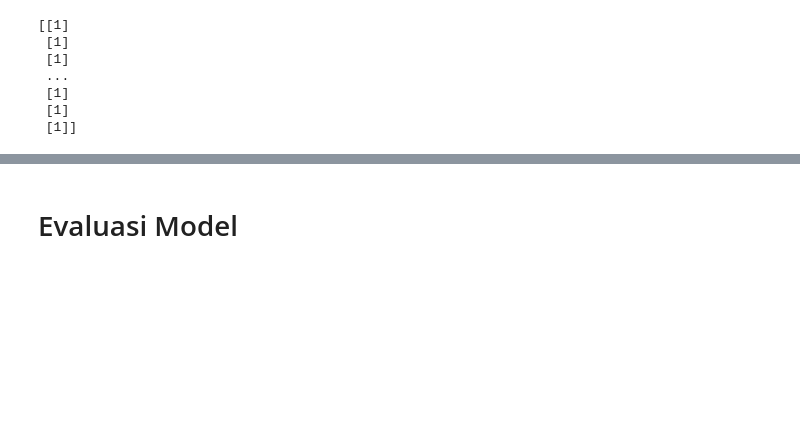
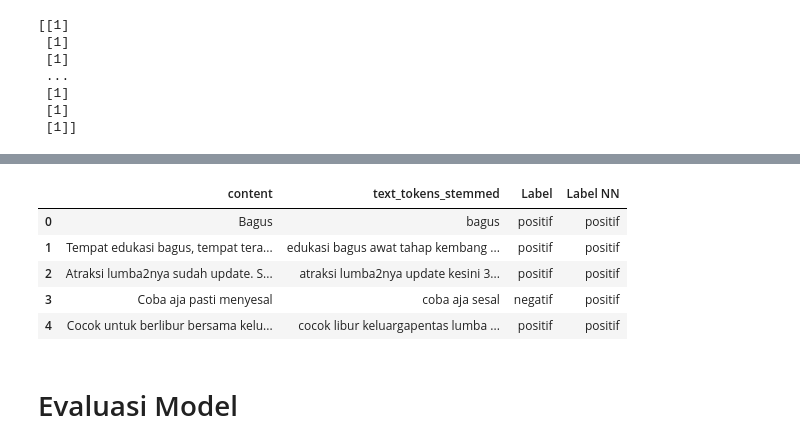
Before and after one commit to randi3281/anfipy, a Jupyter notebook: Analisis Sentimen/skripsikuuu 1.ipynb, the cells around one changed output, grey strips where cells are left out. Drawn from its saved outputs; the diff is of its cells as text; code cells hidden in the pictures; blank space fills up the shorter version.

```diff
--- a/Analisis Sentimen/skripsikuuu 1.ipynb
+++ b/Analisis Sentimen/skripsikuuu 1.ipynb
@@ -662,0 +669,23 @@ Accuracy: 0.92578125
+# %%
+from sklearn.metrics import accuracy_score
+
+# Predict the labels using the neural network model
+B_pred_nn = model.predict(A_tfid)
+B_pred_nn = (B_pred_nn > 0.5).astype(int).flatten()
+
+# Measure the accuracy
+accuracy_nn = accuracy_score(B, B_pred_nn)
+print(f"Neural Network Accuracy: {accuracy_nn:.2f}")
+
+# Convert the predicted labels to 'positif' and 'negatif'
+B_pred_nn = ['positif' if label == 1 else 'negatif' for label in B_pred_nn]
+
+# Add the predicted labels to the data_clean DataFrame
+data_clean['Label NN'] = B_pred_nn
+
+# Save the DataFrame to a new CSV file
+data_clean.to_csv('sample_data/the_data_hasil_sentimen_NN.csv', index=False)
+
+# Display the first few rows of the updated DataFrame
+data_clean.head()
+# %% [output]
@@ -663,3 +694,9 @@ Accuracy: 0.92578125
+|  | content | text_tokens_stemmed | Label | Label NN |
+| 0 | Bagus | bagus | positif | positif |
+| 1 | Tempat edukasi bagus, tempat tera... | edukasi bagus awat tahap kembang ... | positif | positif |
+| 2 | Atraksi lumba2nya sudah update. S... | atraksi lumba2nya update kesini 3... | positif | positif |
+| 3 | Coba aja pasti menyesal | coba aja sesal | negatif | positif |
+| 4 | Cocok untuk berlibur bersama kelu... | cocok libur keluargapentas lumba ... | positif | positif |
 # %% [markdown]
 # Evaluasi Model
 # %%
```
Also changed, not shown: parts of 2 cells of this notebook, 2 other files.
